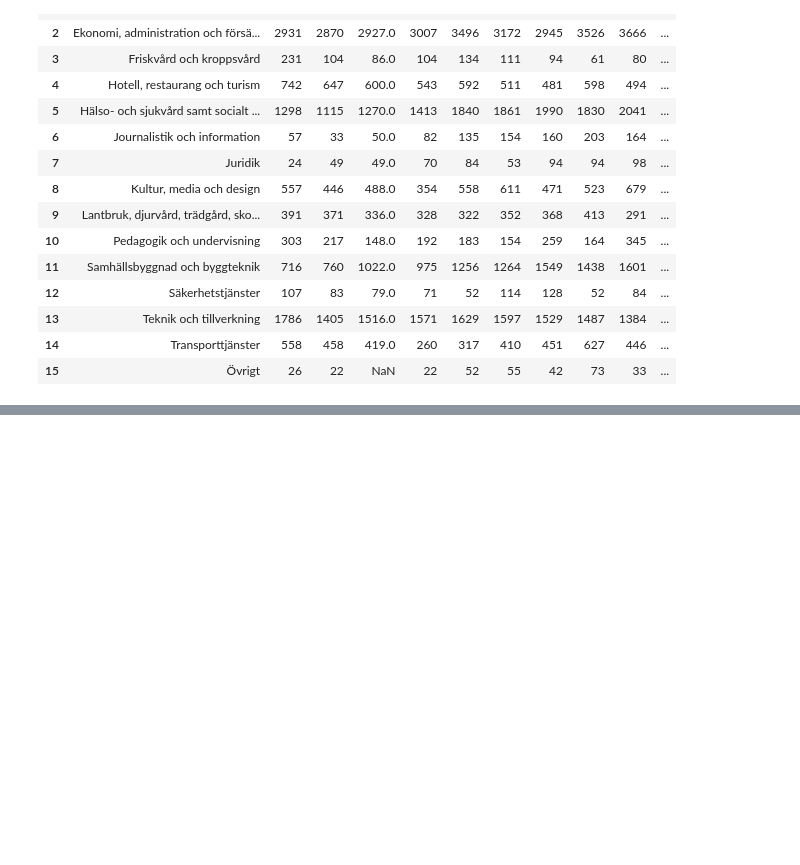
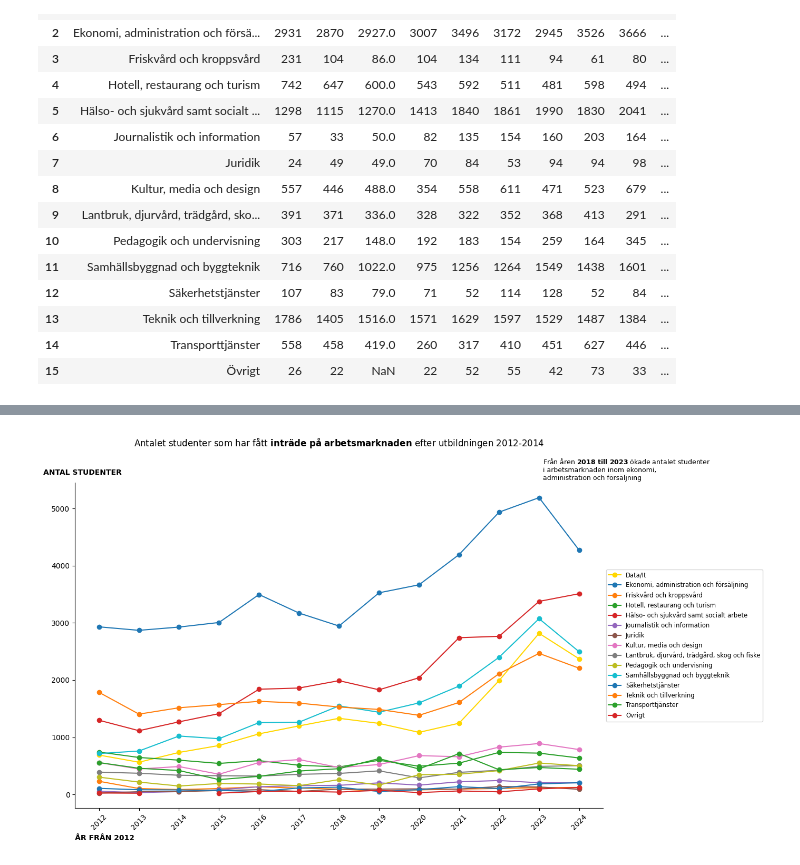
Before and after one commit to REAndreas/The_skool_grupp_3, a Jupyter notebook: storytelling2/storytelling2.ipynb, the cells around one changed output, grey strips where cells are left out. Drawn from its saved outputs; the diff is of its cells as text; code cells hidden in the pictures; blank space fills up the shorter version.

```diff
--- a/storytelling2/storytelling2.ipynb
+++ b/storytelling2/storytelling2.ipynb
@@ -174,17 +150,0 @@ total_students
-# %%
-from constants import GRAY_1, GRAY_2, GRAY_3, BLUE_1
-
-colors = [GRAY_1] * len(total_students)
-colors[:4] = ["blue"] * 4
-
-ax = total_students.plot(kind="barh", color=colors, x='Utbildningar', y='Antal studenter')
-ax.invert_yaxis()
-ax.spines[["top", "right"]].set_visible(False)
-ax.spines[['left', 'bottom']].set_color(GRAY_1)
-
-ax.tick_params(axis='both', colors=GRAY_3, labelsize=8, length=0, pad=7)
-ax.tick_params(axis="y", pad=5)
-ax.set_title("Antalet studenter som har fått " + r"$\bf{inträde \ på \ arbetsmarknaden}$" + " efter utbildningen 2012-2024", pad=17)
-ax.set_xlabel("ANTALET STUDENTER", color=GRAY_3, loc='left', fontweight="bold")
-ax.set_ylabel("UTBILDNINGAR", color=GRAY_3, rotation=0, fontweight="bold")
-ax.yaxis.set_label_coords(-0.08, 1)
@@ -192,0 +170,23 @@ ax.yaxis.set_label_coords(-0.08, 1)
+# %%
+def students_line_chart():
+    plt.figure(figsize=(14, 8))
+    for _, row in df_total_students.iterrows():
+        label = row['Utbildningsområde']
+        color = 'gold' if label == 'Data/It' else None
+        plt.plot(years, row[years], marker="o", label=label, color=color)
+
+    plt.title("Antalet studenter som har fått " + r"$\bf{inträde \ på \ arbetsmarknaden}$" " efter utbildningen 2012-2014", pad=50)
+    ax = plt.gca()
+    ax.spines[["top", "right"]].set_visible(False)
+    ax.text(x=-0.06, y=1.02, s="ANTAL STUDENTER", ha='left', va='bottom', transform=ax.transAxes, fontweight="bold")
+    ax.annotate(text="Från åren " r"$\bf{2018 \ till \ 2023}$" + " ökade antalet studenter\ni arbetsmarknaden inom ekonomi, \nadministration och försäljning", xy=(1, 500), xytext=(11.1, 5500), fontsize=9)
+    plt.xlabel("ÅR FRÅN 2012", fontweight="bold", loc='left')
+    plt.xticks(rotation=45)
+    plt.legend(loc='center left', bbox_to_anchor=(1, 0.5), fontsize="small")
+    plt.grid(False)
+    plt.tight_layout()
+    plt.savefig("figures/students.png")
+
+students_line_chart()
+# %% [output]
+[figure, added]
```
Also changed, not shown: parts of 6 cells of this notebook, 6 other files.
